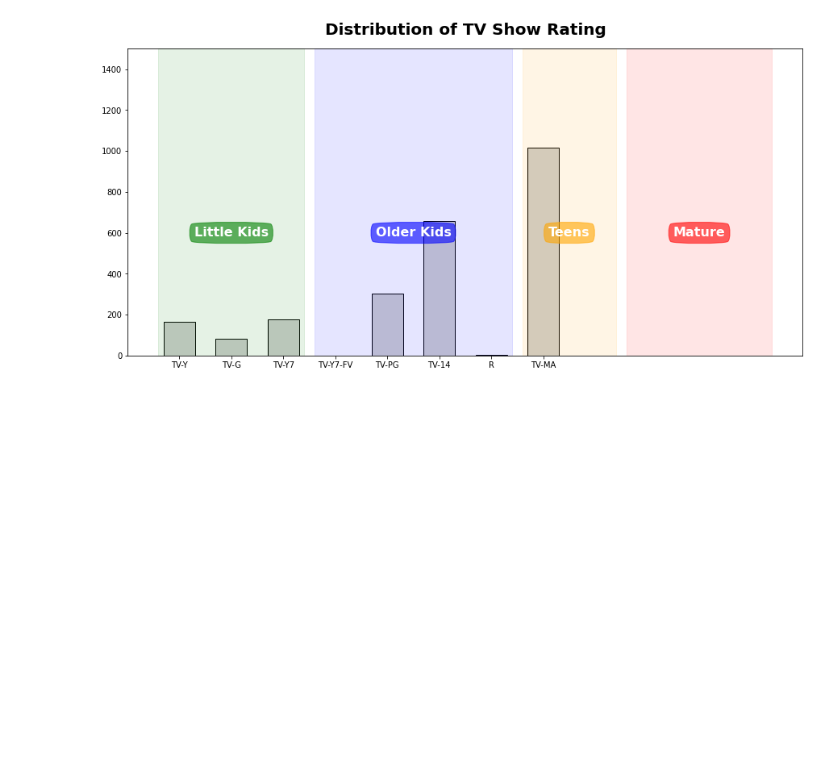
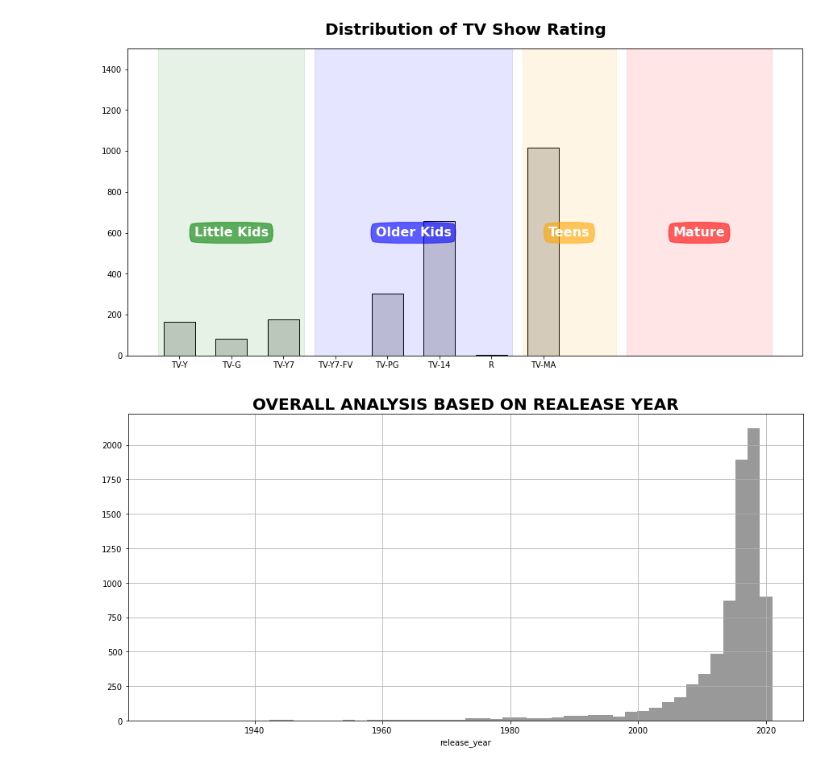
Before and after one commit to Arka1212/Netflix-Movies-And-TV-Shows-Clustering, a Jupyter notebook: NETFLIX_MOVIES_AND_TV_SHOWS_CLUSTERING.ipynb, the cells around one changed output. Cells and saved outputs as stored; diff of their text form; code cells hidden in the pictures; blank space fills up the shorter version.

```diff
--- a/NETFLIX_MOVIES_AND_TV_SHOWS_CLUSTERING.ipynb
+++ b/NETFLIX_MOVIES_AND_TV_SHOWS_CLUSTERING.ipynb
@@ -451,3 +451,14 @@ rating_barplot(movie_rating,'Movie', 1500)
 rating_barplot(tv_rating,'TV Show',600, 1500)
 # %% [output]
 [figure]
+# %%
+# ANALYSIS ON RELEASE YEAR.
+plt.figure(figsize=(15,7))
+sns.distplot(netflix_df["release_year"],kde=False, color="black")
+plt.title('OVERALL ANALYSIS BASED ON REALEASE YEAR',fontsize=20,fontweight='bold')
+plt.grid()
+plt.show()
+
+# Netflix database has most movies which were released during the last decade (2010 - 2020 ) compared to all other time periods.
+# %% [output]
+[figure, added]
```
Also changed, not shown: parts of 2 cells of this notebook.
